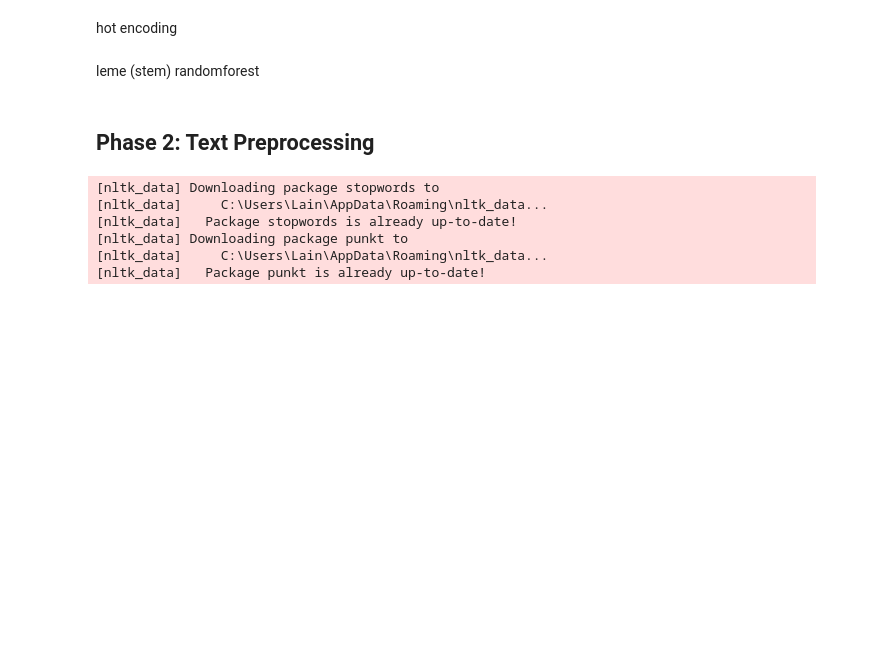
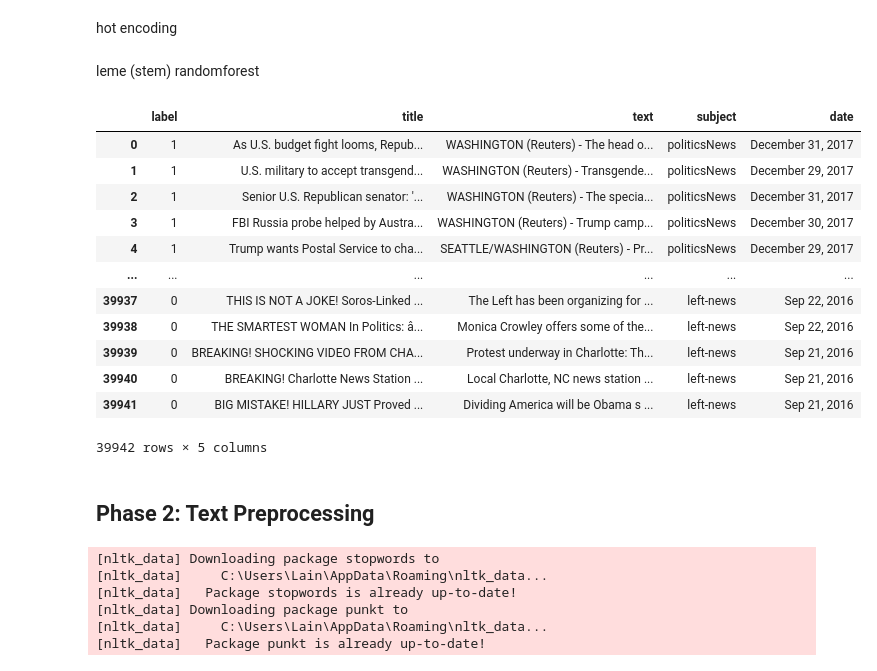
Before and after one commit to mobenet/nlp-project, a Jupyter notebook: nlp-news-model.ipynb, the cells around one changed output. Saved outputs shown, nothing was run; the diff lists cells and outputs as text; code cells hidden in the pictures; blank space fills up the shorter version.

```diff
--- a/nlp-news-model.ipynb
+++ b/nlp-news-model.ipynb
@@ -104,6 +104,22 @@ hot encoding
 # %% [markdown]
 leme (stem)
 randomforest
+# %%
+df
+# %% [output]
+|  | label | title | text | subject | date |
+| 0 | 1 | As U.S. budget fight looms, Repub... | WASHINGTON (Reuters) - The head o... | politicsNews | December 31, 2017 |
+| 1 | 1 | U.S. military to accept transgend... | WASHINGTON (Reuters) - Transgende... | politicsNews | December 29, 2017 |
+| 2 | 1 | Senior U.S. Republican senator: '... | WASHINGTON (Reuters) - The specia... | politicsNews | December 31, 2017 |
+| 3 | 1 | FBI Russia probe helped by Austra... | WASHINGTON (Reuters) - Trump camp... | politicsNews | December 30, 2017 |
+| 4 | 1 | Trump wants Postal Service to cha... | SEATTLE/WASHINGTON (Reuters) - Pr... | politicsNews | December 29, 2017 |
+| ... | ... | ... | ... | ... | ... |
+| 39937 | 0 | THIS IS NOT A JOKE! Soros-Linked ... | The Left has been organizing for ... | left-news | Sep 22, 2016 |
+| 39938 | 0 | THE SMARTEST WOMAN In Politics: â... | Monica Crowley offers some of the... | left-news | Sep 22, 2016 |
+| 39939 | 0 | BREAKING! SHOCKING VIDEO FROM CHA... | Protest underway in Charlotte: Th... | left-news | Sep 21, 2016 |
+| 39940 | 0 | BREAKING! Charlotte News Station ... | Local Charlotte, NC news station ... | left-news | Sep 21, 2016 |
+| 39941 | 0 | BIG MISTAKE! HILLARY JUST Proved ... | Dividing America will be Obama s ... | left-news | Sep 21, 2016 |
+39942 rows × 5 columns
 # %% [markdown]
 ## Phase 2: Text Preprocessing
 # %%
```
Also changed, not shown: parts of 55 cells of this notebook, 1 other file.
